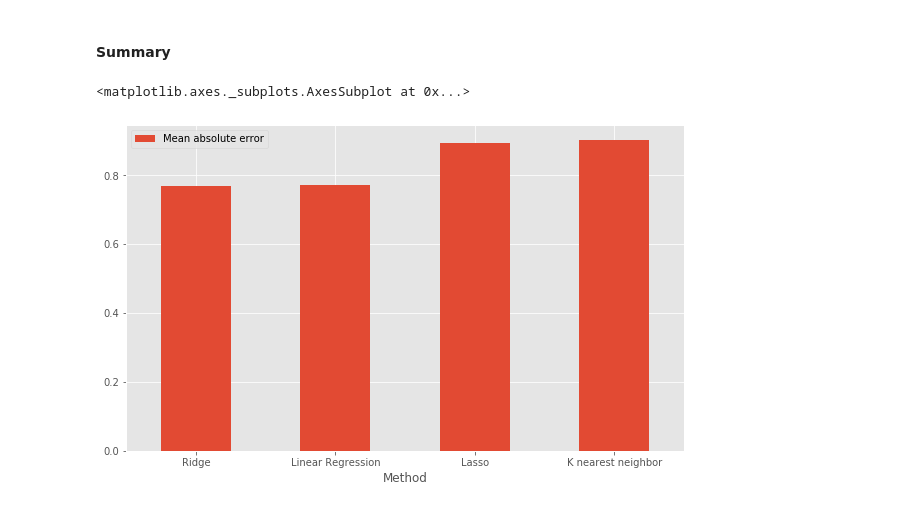
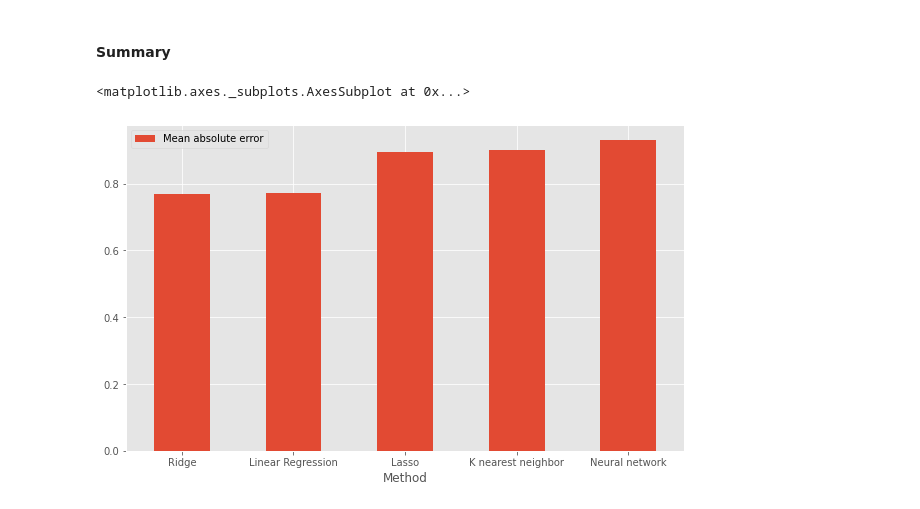
Before and after one commit to MarkMarten/MSP, a Jupyter notebook: IMDb.ipynb, the cells around one changed output. Saved outputs shown, nothing was run; the diff lists cells and outputs as text; code cells hidden in the pictures.

```diff
--- a/IMDb.ipynb
+++ b/IMDb.ipynb
@@ -195,25 +190,25 @@ Neural networks mean absolute error (MAE): 0.9022
 # %%
 #Graph
 import matplotlib.pyplot as plt
 import matplotlib
 dframe_linear=round(mae_linear,4)
 dframe_lasso=round(mae_lasso,4)
 dframe_neighbors=round(mae_neighbors,4)
 dframe_ridge=round(mae_ridge,4)
 dframe_neural=round(mae_neural,4)
 
 
-method_results=[dframe_ridge,dframe_linear,dframe_lasso,dframe_neighbors]
-method_names=["Ridge","Linear Regression","Lasso","K nearest neighbor"]
+method_results=[dframe_ridge,dframe_linear,dframe_lasso,dframe_neighbors,dframe_neural]
+method_names=["Ridge","Linear Regression","Lasso","K nearest neighbor","Neural network"]
 
 
 plt.rcParams['figure.figsize'] = (10,6)
 matplotlib.style.use('ggplot')
 dframe=pd.DataFrame({'Method':method_names, 'Mean absolute error':method_results})
 dframe.sort_values('Mean absolute error',ascending=True).plot.bar(x='Method',y='Mean absolute error',rot=0)
 # %% [output]
 <matplotlib.axes._subplots.AxesSubplot at 0x...>
-[figure, old version]
+[figure, new version]
 # %%
 import seaborn as sns
 
```
Also changed, not shown: parts of 7 cells of this notebook.
